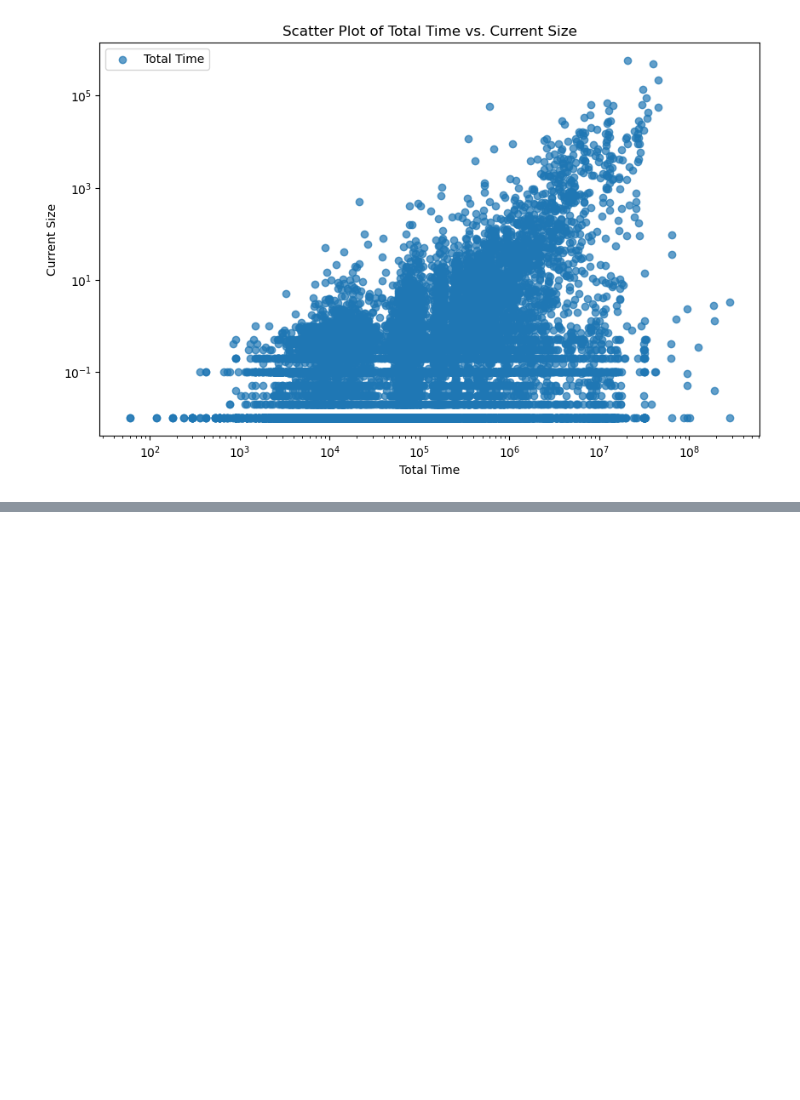
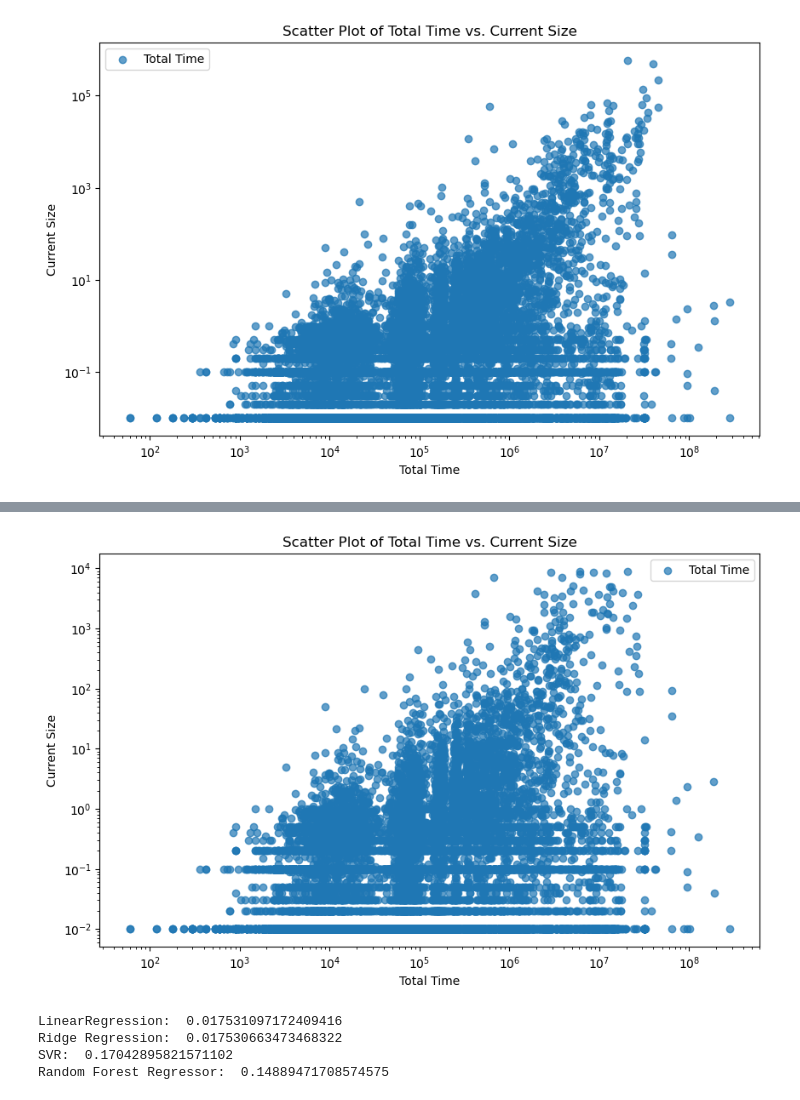
Before and after one commit to pandya-aditya/CxC_Hackathon, a Jupyter notebook: main (3).ipynb, the cells around one changed output, grey strips where cells are left out. Drawn from its saved outputs; the diff is of its cells as text; code cells hidden in the pictures; blank space fills up the shorter version.

```diff
--- a/main (3).ipynb
+++ b/main (3).ipynb
@@ -668,0 +851,22 @@ print(r2_score(y_test, y_pred))
+# %%
+plt.figure(figsize=(10, 6))
+
+# Scatter plot for 'total_time' vs. 'current_size'
+plt.scatter(df_model['total_time'], df_model['current_size'], label='Total Time', alpha=0.7)
+
+# Set plot labels and title
+plt.xlabel('Total Time')
+plt.ylabel('Current Size')
+plt.title('Scatter Plot of Total Time vs. Current Size')
+
+#removing outliers
+plt.yscale('log')
+plt.xscale('log')
+
+# Display legend
+plt.legend()
+
+# Show the plot
+plt.show()
+# %% [output]
+[figure, added]
@@ -668,0 +899,54 @@ print(r2_score(y_test, y_pred))
+# %%
+# now trying the same algorithms but with the new outlier free data
+
+#1 - linear regression
+
+model = LinearRegression().fit(X_train, y_train)
+
+y_pred_linear = stndy.inverse_transform(model.predict(X_test))
+
+print("LinearRegression: ", r2_score(y_test, y_pred_linear))
+
+#2 - ridge regression
+
+
+ridge = Ridge(alpha=1.0)
+
+ridge.fit(X_train, y_train)
+
+y_pred_ridge = stndy.inverse_transform(ridge.predict(X_test))
+
+print("Ridge Regression: ", r2_score(y_test, y_pred_ridge))
+
+#using non linear algorithms
+
+#3 - using SVR (SVM regression) - handles noise better
+
+svr = SVR(kernel='rbf', gamma = 'auto', C=100, max_iter=10000000, tol=1e-5)
+
+svr.fit(X_train, y_train.ravel())
+
+y_pred_standardized = svr.predict(X_test)
+
+y_pred_svr = stndy.inverse_transform(y_pred_standardized.reshape(-1, 1))
+
+print("SVR: ", r2_score(y_test, y_pred_svr))
+
+#4 - #using random forest regressor
+
+
+rng = RandomForestRegressor(n_estimators=100,min_samples_split=20, min_samples_leaf=12, max_features='sqrt', random_state=12)
+
+rng.fit(X_train, y_train.ravel())
+
+y_pred_standardized = rng.predict(X_test)
+
+# Inverse transform the standardized predictions
+y_pred_rng = stndy.inverse_transform(y_pred_standardized.reshape(-1, 1))
+
+print("Random Forest Regressor: ", r2_score(y_test, y_pred_rng))
+# %% [output]
+LinearRegression:  0.017531097172409416
+Ridge Regression:  0.017530663473468322
+SVR:  0.17042895821571102
+Random Forest Regressor:  0.14889471708574575
```
Also changed, not shown: parts of 13 cells of this notebook.
